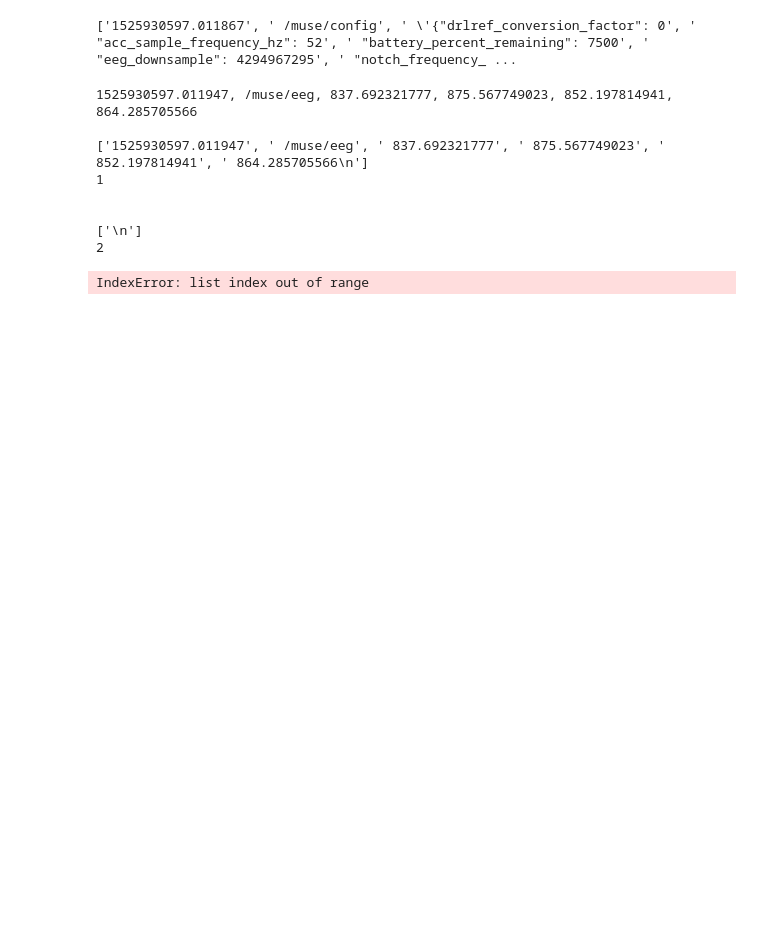
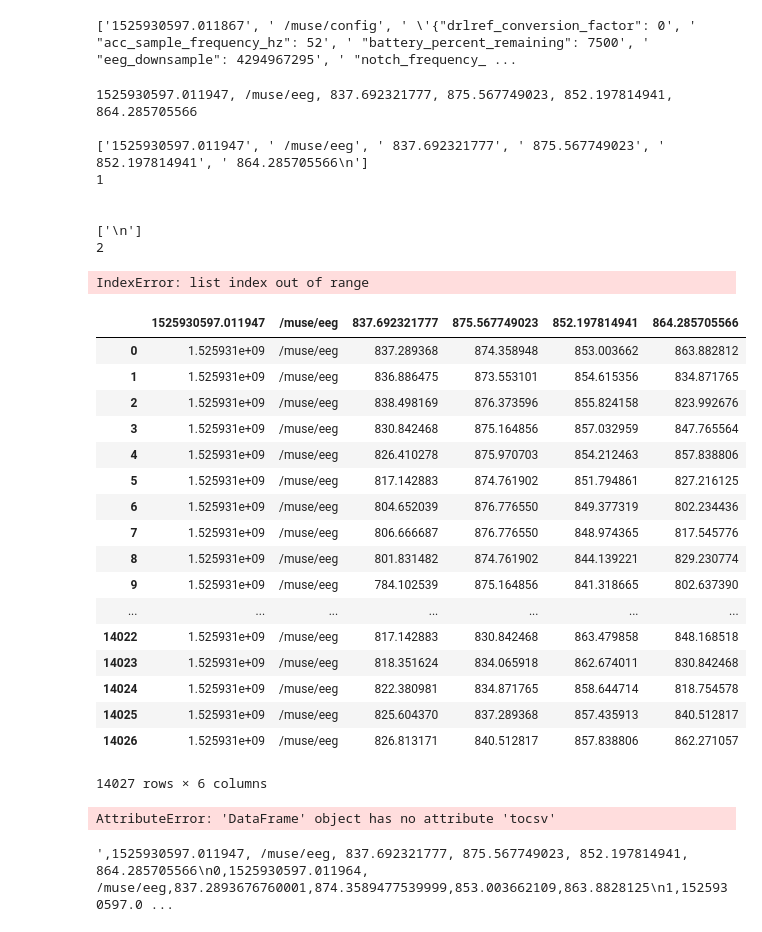
Before and after one commit to jamiesantos/BAHCapstone, a Jupyter notebook: BCI Analysis/Clean data.ipynb, the cells around one changed output. Drawn from its saved outputs; the diff is of its cells as text; code cells hidden in the pictures; blank space fills up the shorter version.

Commit message:
Updated Filtered Data script

```diff
--- a/BCI Analysis/Clean data.ipynb
+++ b/BCI Analysis/Clean data.ipynb
@@ -75,3 +75,35 @@ raw_data = np.array(raw_data, dtype=dt)
 ['\n']
 2
 IndexError: list index out of range
+# %%
+import pandas as pd
+data = pd.read_csv('data/filtered_data1.csv')
+# %%
+data.dropna(how='all')
+# %% [output]
+|  | 1525930597.011947 | /muse/eeg | 837.692321777 | 875.567749023 | 852.197814941 | 864.285705566 |
+| 0 | 1.525931e+09 | /muse/eeg | 837.289368 | 874.358948 | 853.003662 | 863.882812 |
+| 1 | 1.525931e+09 | /muse/eeg | 836.886475 | 873.553101 | 854.615356 | 834.871765 |
+| 2 | 1.525931e+09 | /muse/eeg | 838.498169 | 876.373596 | 855.824158 | 823.992676 |
+| 3 | 1.525931e+09 | /muse/eeg | 830.842468 | 875.164856 | 857.032959 | 847.765564 |
+| 4 | 1.525931e+09 | /muse/eeg | 826.410278 | 875.970703 | 854.212463 | 857.838806 |
+| 5 | 1.525931e+09 | /muse/eeg | 817.142883 | 874.761902 | 851.794861 | 827.216125 |
+| 6 | 1.525931e+09 | /muse/eeg | 804.652039 | 876.776550 | 849.377319 | 802.234436 |
+| 7 | 1.525931e+09 | /muse/eeg | 806.666687 | 876.776550 | 848.974365 | 817.545776 |
+| 8 | 1.525931e+09 | /muse/eeg | 801.831482 | 874.761902 | 844.139221 | 829.230774 |
+| 9 | 1.525931e+09 | /muse/eeg | 784.102539 | 875.164856 | 841.318665 | 802.637390 |
+| ... | ... | ... | ... | ... | ... | ... |
+| 14022 | 1.525931e+09 | /muse/eeg | 817.142883 | 830.842468 | 863.479858 | 848.168518 |
+| 14023 | 1.525931e+09 | /muse/eeg | 818.351624 | 834.065918 | 862.674011 | 830.842468 |
+| 14024 | 1.525931e+09 | /muse/eeg | 822.380981 | 834.871765 | 858.644714 | 818.754578 |
+| 14025 | 1.525931e+09 | /muse/eeg | 825.604370 | 837.289368 | 857.435913 | 840.512817 |
+| 14026 | 1.525931e+09 | /muse/eeg | 826.813171 | 840.512817 | 857.838806 | 862.271057 |
+14027 rows × 6 columns
+# %%
+data.tocsv()
+# %% [output]
+AttributeError: 'DataFrame' object has no attribute 'tocsv'
+# %%
+data.to_csv('data/filtered_data1.csv')
+# %% [output]
+',1525930597.011947, /muse/eeg, 837.692321777, 875.567749023, 852.197814941, 864.285705566\n0,1525930597.011964, /muse/eeg,837.2893676760001,874.3589477539999,853.003662109,863.8828125\n1,1525930597.0 ...
```
Also changed, not shown: parts of 1 cell of this notebook, 2 other files.
